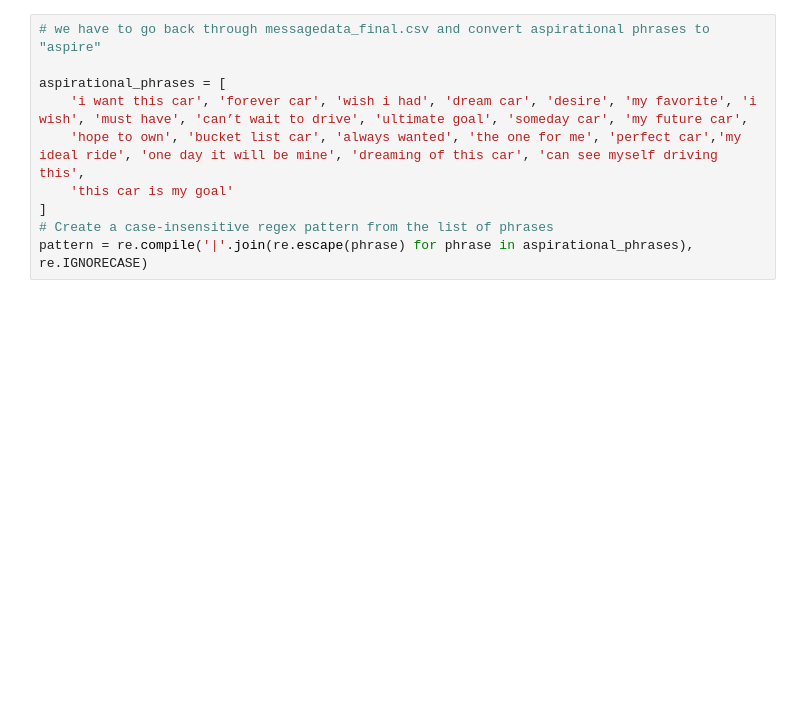
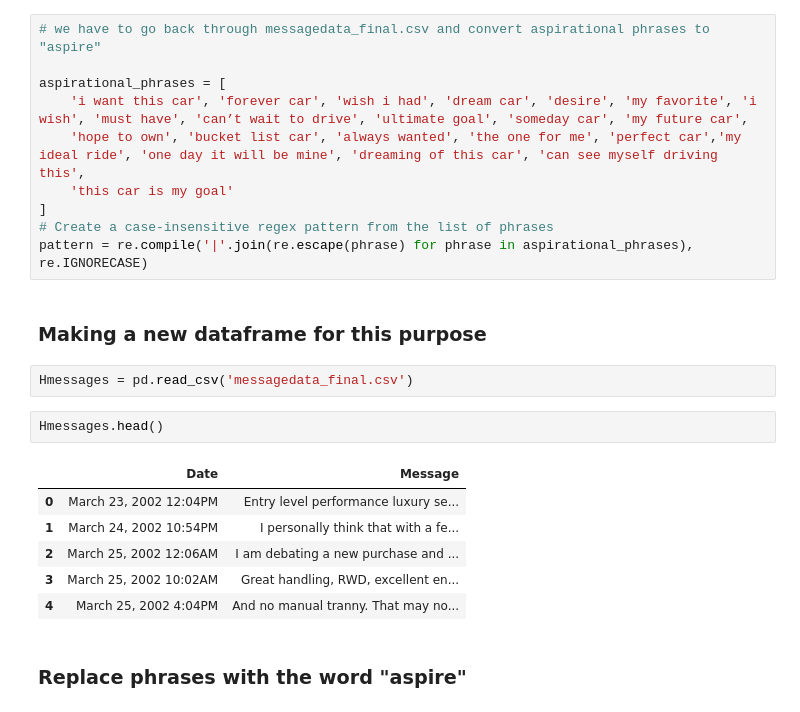
Before and after one commit to jncurrea/Edmunds_Scraper, a Jupyter notebook: HHHHHADLEY.ipynb, the cells around one changed output. Cells and saved outputs as stored; diff of their text form; blank space fills up the shorter version.

```diff
--- a/HHHHHADLEY.ipynb
+++ b/HHHHHADLEY.ipynb
@@ -597,4 +601,19 @@ aspirational_phrases = [
 ]
 # Create a case-insensitive regex pattern from the list of phrases
 pattern = re.compile('|'.join(re.escape(phrase) for phrase in aspirational_phrases), re.IGNORECASE)
+# %% [markdown]
+### Making a new dataframe for this purpose
+# %%
+Hmessages = pd.read_csv('messagedata_final.csv')
+# %%
+Hmessages.head()
+# %% [output]
+|  | Date | Message |
+| 0 | March 23, 2002 12:04PM | Entry level performance luxury se... |
+| 1 | March 24, 2002 10:54PM | I personally think that with a fe... |
+| 2 | March 25, 2002 12:06AM | I am debating a new purchase and ... |
+| 3 | March 25, 2002 10:02AM | Great handling, RWD, excellent en... |
+| 4 | March 25, 2002 4:04PM | And no manual tranny. That may no... |
+# %% [markdown]
+### Replace phrases with the word "aspire"
 # %%
```
Also changed, not shown: parts of 23 cells of this notebook.
